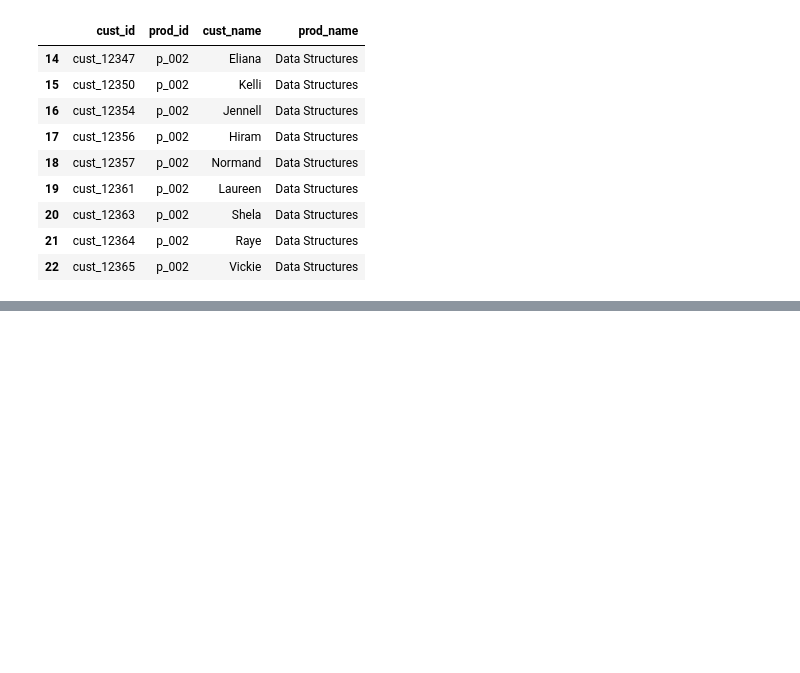
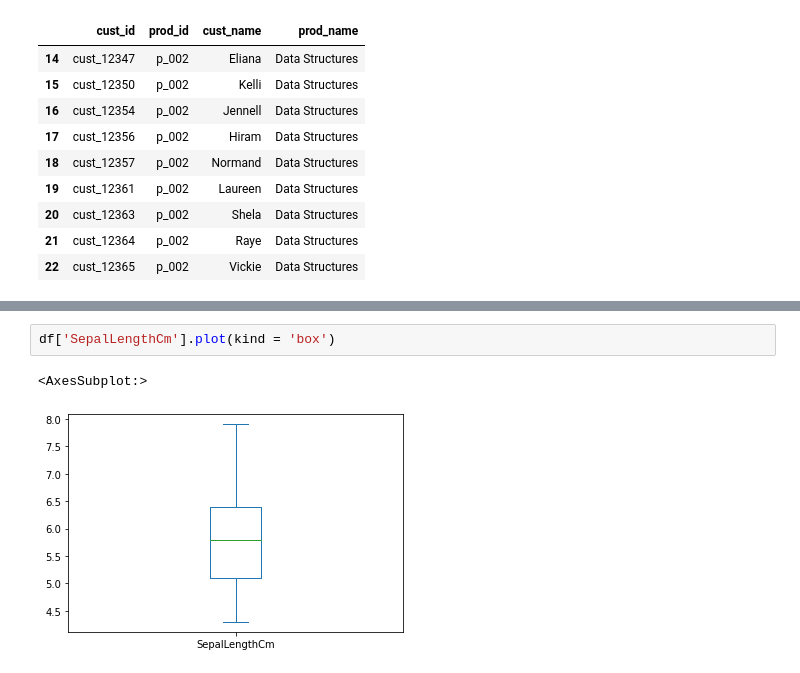
Before and after one commit to alanjoe12/Python-for-Data-Science, a Jupyter notebook: Pandas/pandas.ipynb, the cells around one changed output, grey strips where cells are left out. Cells and saved outputs as stored; diff of their text form; blank space fills up the shorter version.

```diff
--- a/Pandas/pandas.ipynb
+++ b/Pandas/pandas.ipynb
@@ -872,0 +923,5 @@ new_df.describe()
+# %%
+df['SepalLengthCm'].plot(kind = 'box')
+# %% [output]
+<AxesSubplot:>
+[figure, added]
```
Also changed, not shown: parts of 15 cells of this notebook.
